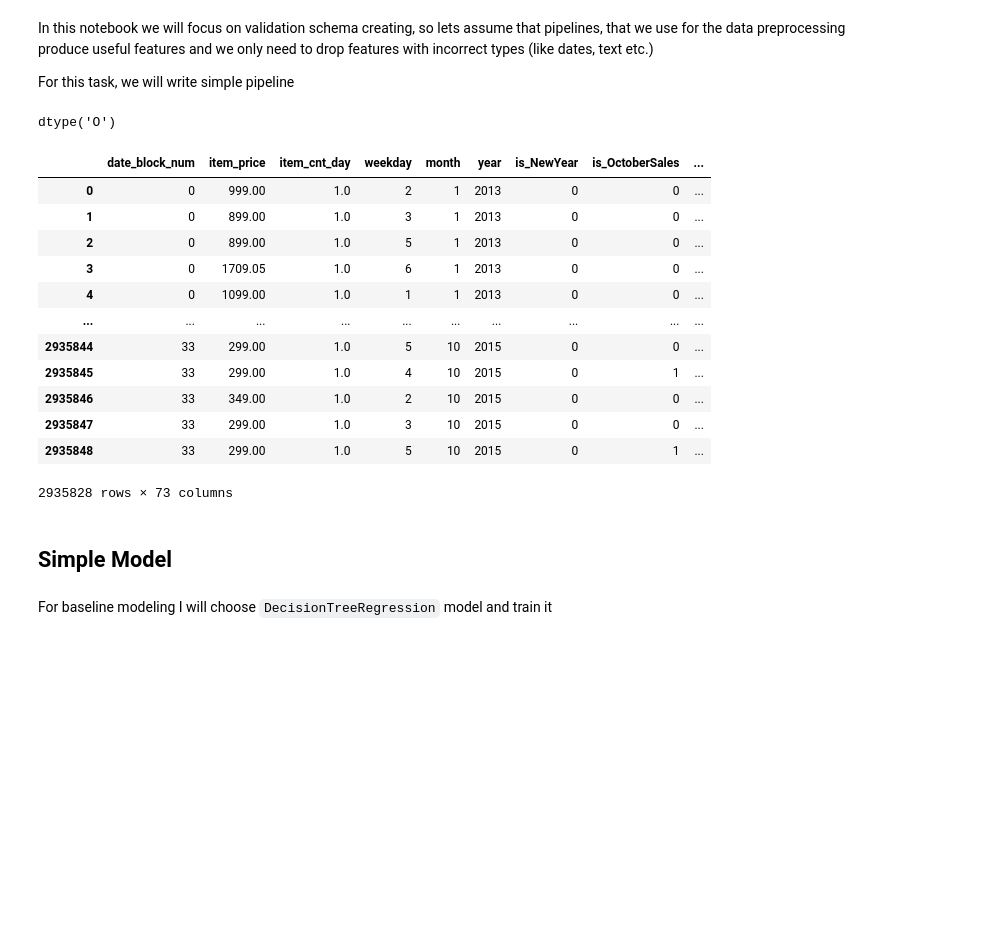
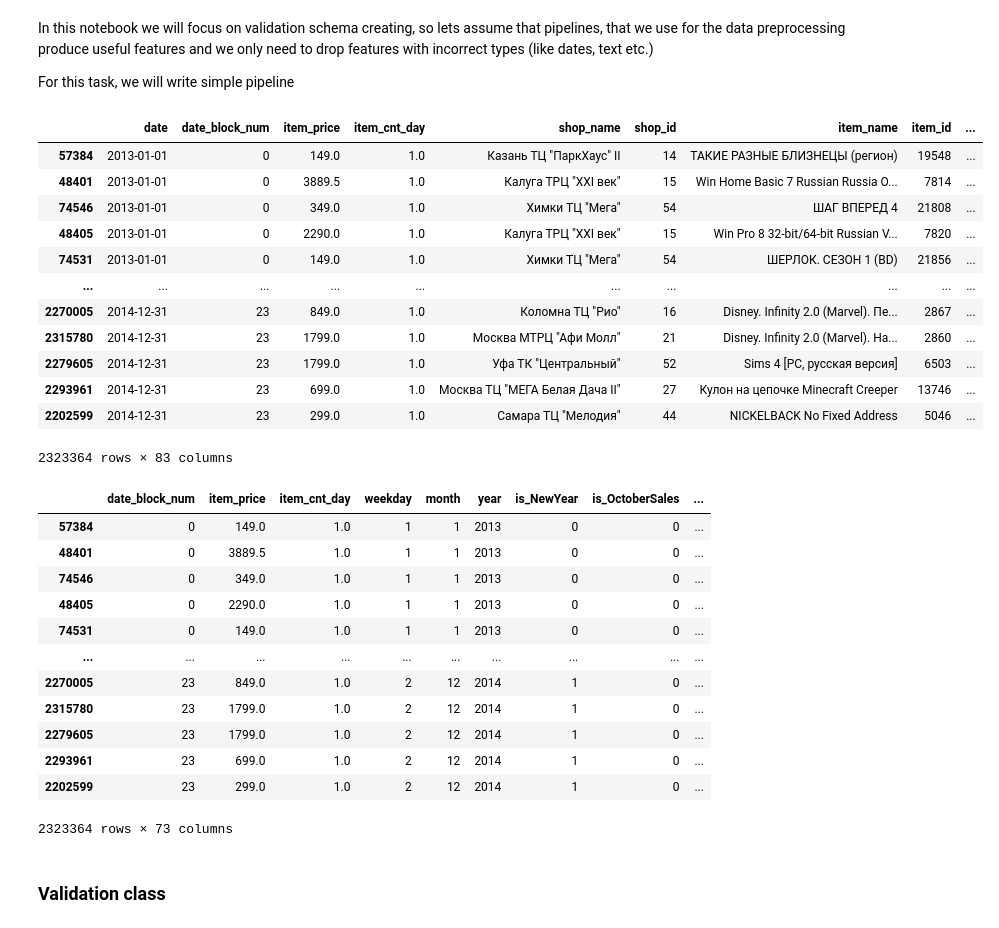
Before and after one commit to awkwarrd/ds-project-milad-almasri, a Jupyter notebook: notebooks/base_modeling.ipynb, the cells around one changed output. Drawn from its saved outputs; the diff is of its cells as text; code cells hidden in the pictures; blank space fills up the shorter version.

Commit message:
DS-2.1 Baseline modeling. Part 1 finished

```diff
--- a/notebooks/base_modeling.ipynb
+++ b/notebooks/base_modeling.ipynb
@@ -83,0 +109,3 @@ preprocessed_train.head()
+# %%
+preprocessed_train = preprocessed_train.sort_values(by="date")
+preprocessed_train["date"].quantile(0.80)
@@ -84 +119,4 @@ preprocessed_train.head()
+# %%
+Xy_train = preprocessed_train[preprocessed_train["date"] < pd.Timestamp("2015.01.01")]
+Xy_test = preprocessed_train[preprocessed_train["date"] >= pd.Timestamp("2015.01.01")]
 # %% [markdown]
@@ -87,10 +125,6 @@ preprocessed_train.head()
 In this notebook we will focus on validation schema creating, so lets assume that pipelines, that we use for the data preprocessing produce useful features and we only need to drop features with incorrect types (like dates, text etc.)
 
 For this task, we will write simple pipeline
-# %%
-preprocessed_train[preprocessed_train.columns[4]].dtype
-# %% [output]
-dtype('O')
 # %%
 from sklearn.pipeline import Pipeline
 from sklearn.base import BaseEstimator, TransformerMixin
@@ -108,29 +142,40 @@ class ColumnDropper(BaseEstimator, TransformerMixin):
 
     def transform(self, X, y=None):
         return X.loc[:, self.columns_to_save]
-# %%
-feature_extraction_pipeline = Pipeline([
-	("etl_eda_pipeline", etl_eda_pipeline),
- 	("feature_selector", ColumnDropper())
-])
-
-preprocessed_data = feature_extraction_pipeline.fit_transform(sales_train)
-preprocessed_data
-# %% [output]
-|  | date_block_num | item_price | item_cnt_day | weekday | month | year | is_NewYear | is_OctoberSales | ... |
-| 0 | 0 | 999.00 | 1.0 | 2 | 1 | 2013 | 0 | 0 | ... |
-| 1 | 0 | 899.00 | 1.0 | 3 | 1 | 2013 | 0 | 0 | ... |
-| 2 | 0 | 899.00 | 1.0 | 5 | 1 | 2013 | 0 | 0 | ... |
-| 3 | 0 | 1709.05 | 1.0 | 6 | 1 | 2013 | 0 | 0 | ... |
-| 4 | 0 | 1099.00 | 1.0 | 1 | 1 | 2013 | 0 | 0 | ... |
-| ... | ... | ... | ... | ... | ... | ... | ... | ... | ... |
-| 2935844 | 33 | 299.00 | 1.0 | 5 | 10 | 2015 | 0 | 0 | ... |
-| 2935845 | 33 | 299.00 | 1.0 | 4 | 10 | 2015 | 0 | 1 | ... |
-| 2935846 | 33 | 349.00 | 1.0 | 2 | 10 | 2015 | 0 | 0 | ... |
-| 2935847 | 33 | 299.00 | 1.0 | 3 | 10 | 2015 | 0 | 0 | ... |
-| 2935848 | 33 | 299.00 | 1.0 | 5 | 10 | 2015 | 0 | 1 | ... |
-2935828 rows × 73 columns
-# %% [markdown]
-## Simple Model
-# %% [markdown]
-For baseline modeling I will choose `DecisionTreeRegression` model and train it
+# %%
+Xy_train
+# %% [output]
+|  | date | date_block_num | item_price | item_cnt_day | shop_name | shop_id | item_name | item_id | ... |
+| 57384 | 2013-01-01 | 0 | 149.0 | 1.0 | Казань ТЦ "ПаркХаус" II | 14 | ТАКИЕ РАЗНЫЕ БЛИЗНЕЦЫ (регион) | 19548 | ... |
+| 48401 | 2013-01-01 | 0 | 3889.5 | 1.0 | Калуга ТРЦ "XXI век" | 15 | Win Home Basic 7 Russian Russia O... | 7814 | ... |
+| 74546 | 2013-01-01 | 0 | 349.0 | 1.0 | Химки ТЦ "Мега" | 54 | ШАГ ВПЕРЕД 4 | 21808 | ... |
+| 48405 | 2013-01-01 | 0 | 2290.0 | 1.0 | Калуга ТРЦ "XXI век" | 15 | Win Pro 8 32-bit/64-bit Russian V... | 7820 | ... |
+| 74531 | 2013-01-01 | 0 | 149.0 | 1.0 | Химки ТЦ "Мега" | 54 | ШЕРЛОК. СЕЗОН 1 (BD) | 21856 | ... |
+| ... | ... | ... | ... | ... | ... | ... | ... | ... | ... |
+| 2270005 | 2014-12-31 | 23 | 849.0 | 1.0 | Коломна ТЦ "Рио" | 16 | Disney. Infinity 2.0 (Marvel). Пе... | 2867 | ... |
+| 2315780 | 2014-12-31 | 23 | 1799.0 | 1.0 | Москва МТРЦ "Афи Молл" | 21 | Disney. Infinity 2.0 (Marvel). На... | 2860 | ... |
+| 2279605 | 2014-12-31 | 23 | 1799.0 | 1.0 | Уфа ТК "Центральный" | 52 | Sims 4 [PC, русская версия] | 6503 | ... |
+| 2293961 | 2014-12-31 | 23 | 699.0 | 1.0 | Москва ТЦ "МЕГА Белая Дача II" | 27 | Кулон на цепочке Minecraft Creeper | 13746 | ... |
+| 2202599 | 2014-12-31 | 23 | 299.0 | 1.0 | Самара ТЦ "Мелодия" | 44 | NICKELBACK No Fixed Address | 5046 | ... |
+2323364 rows × 83 columns
+# %%
+feature_extraction = ColumnDropper()
+
+Xy_train = feature_extraction.fit_transform(Xy_train)
+Xy_train
+# %% [output]
+|  | date_block_num | item_price | item_cnt_day | weekday | month | year | is_NewYear | is_OctoberSales | ... |
+| 57384 | 0 | 149.0 | 1.0 | 1 | 1 | 2013 | 0 | 0 | ... |
+| 48401 | 0 | 3889.5 | 1.0 | 1 | 1 | 2013 | 0 | 0 | ... |
+| 74546 | 0 | 349.0 | 1.0 | 1 | 1 | 2013 | 0 | 0 | ... |
+| 48405 | 0 | 2290.0 | 1.0 | 1 | 1 | 2013 | 0 | 0 | ... |
+| 74531 | 0 | 149.0 | 1.0 | 1 | 1 | 2013 | 0 | 0 | ... |
+| ... | ... | ... | ... | ... | ... | ... | ... | ... | ... |
+| 2270005 | 23 | 849.0 | 1.0 | 2 | 12 | 2014 | 1 | 0 | ... |
+| 2315780 | 23 | 1799.0 | 1.0 | 2 | 12 | 2014 | 1 | 0 | ... |
+| 2279605 | 23 | 1799.0 | 1.0 | 2 | 12 | 2014 | 1 | 0 | ... |
+| 2293961 | 23 | 699.0 | 1.0 | 2 | 12 | 2014 | 1 | 0 | ... |
+| 2202599 | 23 | 299.0 | 1.0 | 2 | 12 | 2014 | 1 | 0 | ... |
+2323364 rows × 73 columns
+# %% [markdown]
+### Validation class
```
Also changed, not shown: parts of 17 cells of this notebook, 6 other files.
